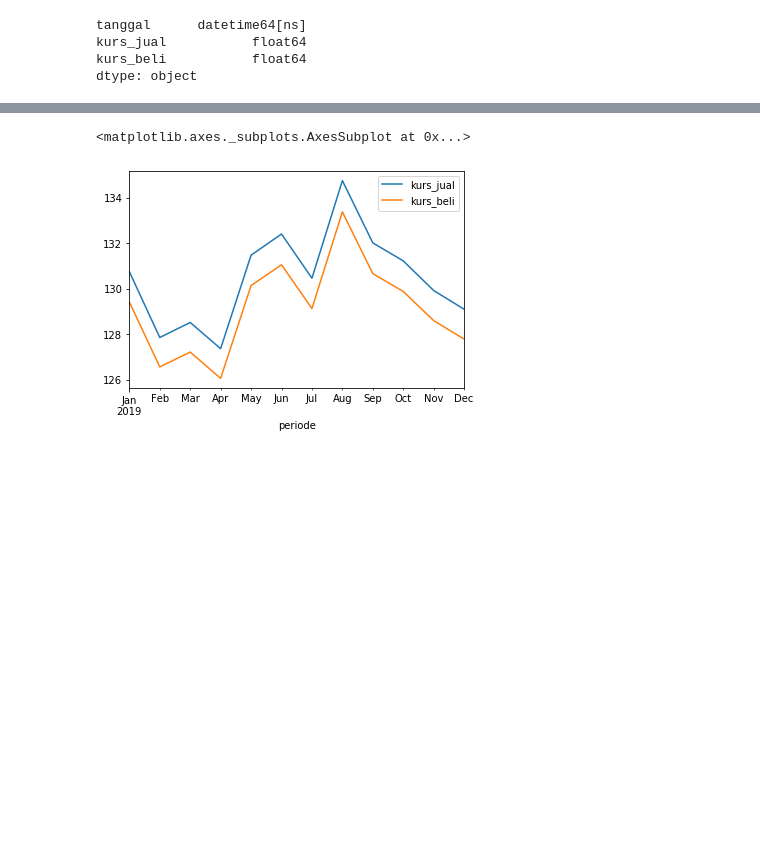
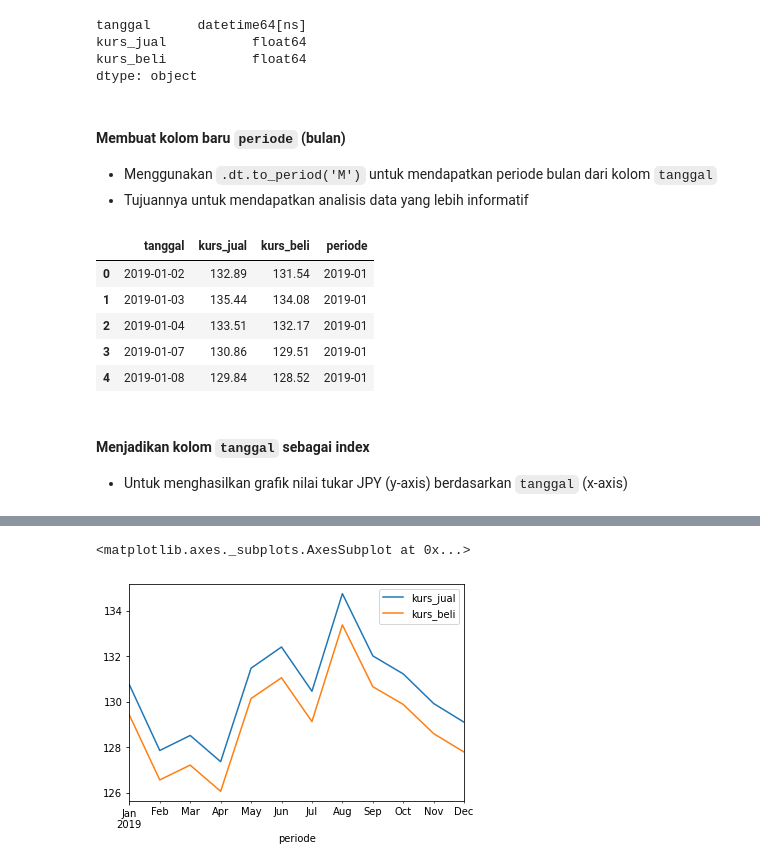
Before and after one commit to AlfaAbbas/algo_cap_webscraping, a Jupyter notebook: algo_cap_webscraping.ipynb, the cells around one changed output, grey strips where cells are left out. Drawn from its saved outputs; the diff is of its cells as text; code cells hidden in the pictures; blank space fills up the shorter version.

```diff
--- a/algo_cap_webscraping.ipynb
+++ b/algo_cap_webscraping.ipynb
@@ -189,4 +220,21 @@ tanggal      datetime64[ns]
 kurs_jual           float64
 kurs_beli           float64
 dtype: object
+# %% [markdown]
+#### Membuat kolom baru `periode` (bulan)
+- Menggunakan `.dt.to_period('M')` untuk mendapatkan periode bulan dari kolom `tanggal`
+- Tujuannya untuk mendapatkan analisis data yang lebih informatif
+# %%
+df['periode'] = df['tanggal'].dt.to_period('M')
+df.head()
+# %% [output]
+|  | tanggal | kurs_jual | kurs_beli | periode |
+| 0 | 2019-01-02 | 132.89 | 131.54 | 2019-01 |
+| 1 | 2019-01-03 | 135.44 | 134.08 | 2019-01 |
+| 2 | 2019-01-04 | 133.51 | 132.17 | 2019-01 |
+| 3 | 2019-01-07 | 130.86 | 129.51 | 2019-01 |
+| 4 | 2019-01-08 | 129.84 | 128.52 | 2019-01 |
+# %% [markdown]
+#### Menjadikan kolom `tanggal` sebagai index
+- Untuk menghasilkan grafik nilai tukar JPY (y-axis) berdasarkan `tanggal` (x-axis)
 # %%
```
Also changed, not shown: parts of 32 cells of this notebook, 1 other file.
